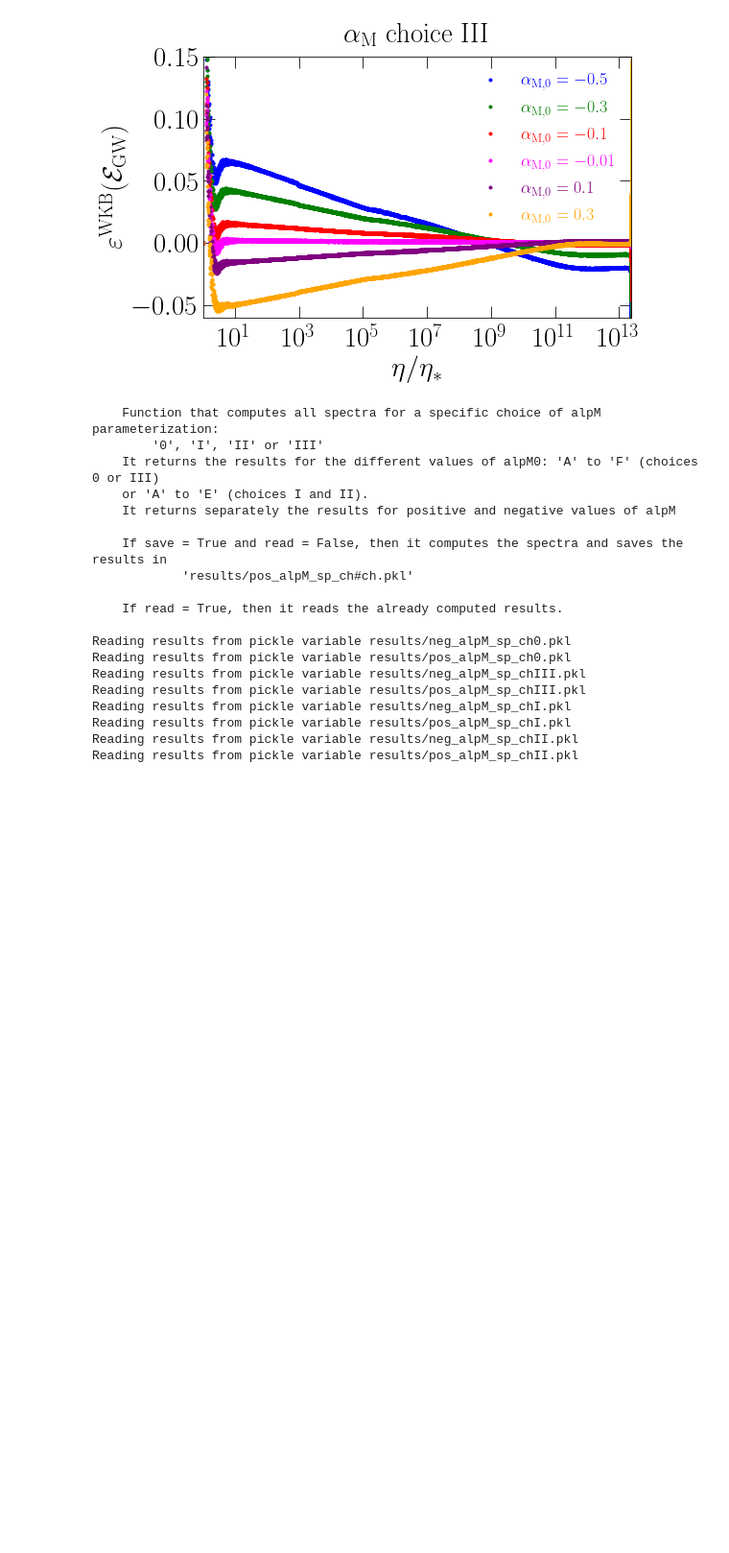
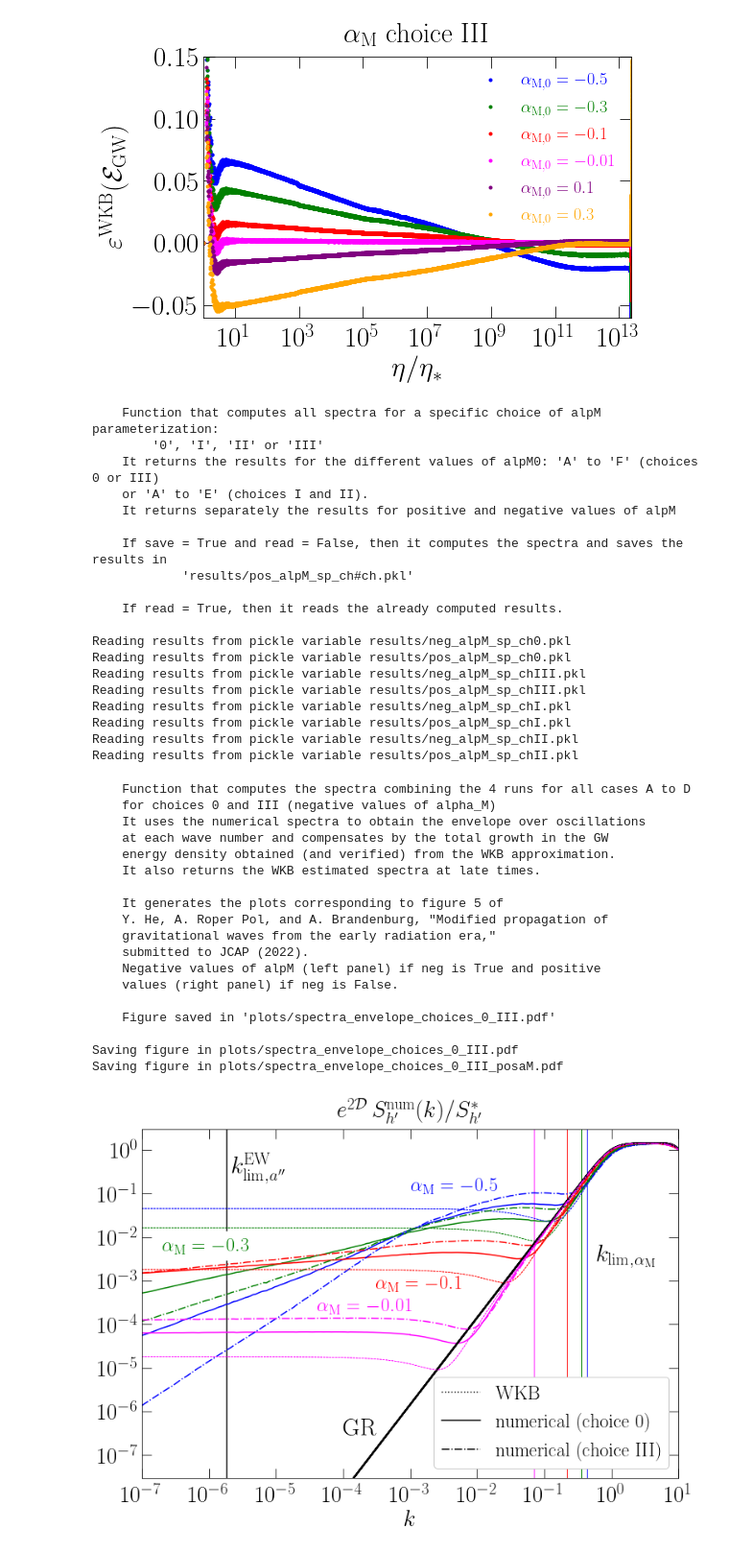
Before and after one commit to AlbertoRoper/GW_turbulence, a Jupyter notebook: horndeski/generate_horndeski.ipynb, the cells around one changed output. Shown at 96% size. Cells and saved outputs as stored; diff of their text form; code cells hidden in the pictures; blank space fills up the shorter version.

```diff
--- a/horndeski/generate_horndeski.ipynb
+++ b/horndeski/generate_horndeski.ipynb
@@ -280,3 +280,41 @@ Reading results from pickle variable results/neg_alpM_sp_chI.pkl
 Reading results from pickle variable results/pos_alpM_sp_chI.pkl
 Reading results from pickle variable results/neg_alpM_sp_chII.pkl
 Reading results from pickle variable results/pos_alpM_sp_chII.pkl
+# %%
+## The value of fact = 3.5e-10 corresponds to the amplitude A of the
+## numerical runs when fitted to the double power law.
+## It has to be computed separately while reading the runs
+
+print(gen.plot_all_spectra.__doc__)
+
+# negative values of alpM
+gen.plot_all_spectra(neg_alpM_sp_ch0, neg=True, app=app_nn[0], ch='0', save=False,
+                     newf=True, lss='solid', txt=True, fact=3.5e-10)
+gen.plot_all_spectra(neg_alpM_sp_chIII, neg=True, app=app_nn[0], ch='III', save=True,
+                     newf=False, lss='-.', txt=True, fact=3.5e-10)
+
+# positive values of alpM
+gen.plot_all_spectra(pos_alpM_sp_ch0, neg=False, app=app_nn[0], ch='0', save=False,
+                     newf=True, lss='solid', txt=True, fact=3.5e-10)
+gen.plot_all_spectra(pos_alpM_sp_chIII, neg=False, app=app_nn[0], ch='III', save=True,
+                     newf=False, lss='-.', txt=True, fact=3.5e-10)
+# %% [output]
+    Function that computes the spectra combining the 4 runs for all cases A to D
+    for choices 0 and III (negative values of alpha_M)
+    It uses the numerical spectra to obtain the envelope over oscillations
+    at each wave number and compensates by the total growth in the GW
+    energy density obtained (and verified) from the WKB approximation.
+    It also returns the WKB estimated spectra at late times.
+
+    It generates the plots corresponding to figure 5 of
+    Y. He, A. Roper Pol, and A. Brandenburg, "Modified propagation of
+    gravitational waves from the early radiation era,"
+    submitted to JCAP (2022).
+    Negative values of alpM (left panel) if neg is True and positive
+    values (right panel) if neg is False.
+
+    Figure saved in 'plots/spectra_envelope_choices_0_III.pdf'
+
+Saving figure in plots/spectra_envelope_choices_0_III.pdf
+Saving figure in plots/spectra_envelope_choices_0_III_posaM.pdf
+[figure, added]
```
Also changed, not shown: parts of 9 cells of this notebook, 1 other file.
